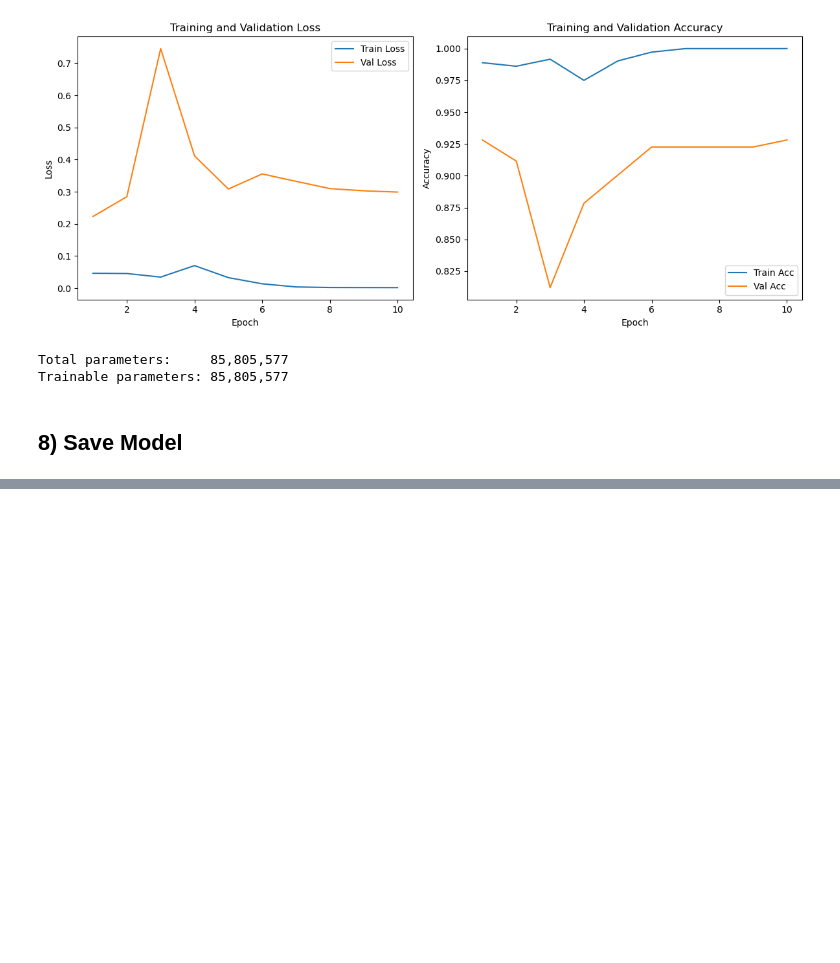
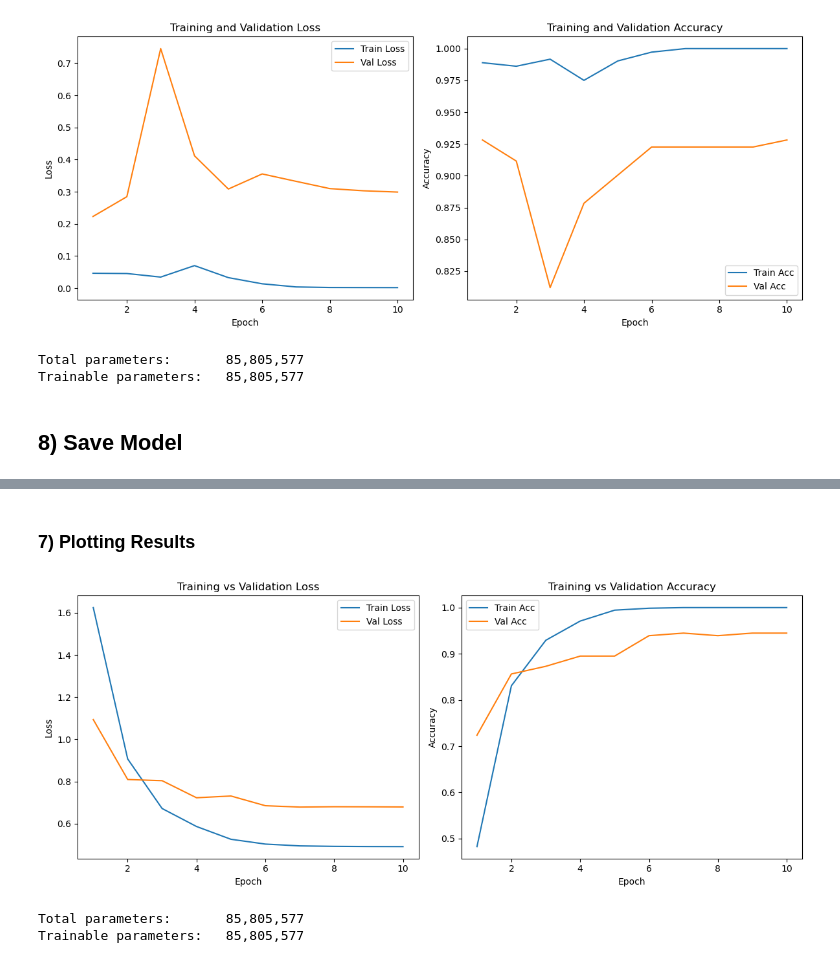
Before and after one commit to Ahasva/AI_playground, a Jupyter notebook: ViT_replication.ipynb, the cells around one changed output, grey strips where cells are left out. Cells and saved outputs as stored; diff of their text form; code cells hidden in the pictures; blank space fills up the shorter version.

```diff
--- a/ViT_replication.ipynb
+++ b/ViT_replication.ipynb
@@ -846,0 +873,4 @@ dataset.class_to_idx
+# %%
+BATCH_SIZE = 32
+IMG_SIZE = 224
+EPOCHS = 10
@@ -846,0 +939,12 @@ dataset.class_to_idx
+# %%
+# Class weights
+labels = [label for _, label in full_dataset.samples]
+class_weights = compute_class_weight('balanced', classes=np.unique(labels), y=labels)
+class_weights = torch.tensor(class_weights, dtype=torch.float).to(device)
+
+# Loss with label smoothing
+criterion = nn.CrossEntropyLoss(weight=class_weights, label_smoothing=0.1)
+
+# Optimizer and LR scheduler
+optimizer = optim.Adam(model.parameters(), lr=1e-4)
+scheduler = torch.optim.lr_scheduler.CosineAnnealingLR(optimizer, T_max=EPOCHS, eta_min=1e-6)
@@ -846,0 +1029,38 @@ dataset.class_to_idx
+# %% [markdown]
+### 7) Plotting Results
+# %%
+epochs = range(1, EPOCHS + 1)
+
+plt.figure(figsize=(12, 5))
+
+# Loss plot
+plt.subplot(1, 2, 1)
+plt.plot(epochs, train_losses, label="Train Loss")
+plt.plot(epochs, val_losses, label="Val Loss")
+plt.xlabel("Epoch")
+plt.ylabel("Loss")
+plt.title("Training vs Validation Loss")
+plt.legend()
+
+# Accuracy plot
+plt.subplot(1, 2, 2)
+plt.plot(epochs, train_accuracies, label="Train Acc")
+plt.plot(epochs, val_accuracies, label="Val Acc")
+plt.xlabel("Epoch")
+plt.ylabel("Accuracy")
+plt.title("Training vs Validation Accuracy")
+plt.legend()
+
+plt.tight_layout()
+plt.show()
+# %% [output]
+[figure, added]
+# %%
+num_params = sum(p.numel() for p in model.parameters())
+num_trainable = sum(p.numel() for p in model.parameters() if p.requires_grad)
+
+print(f"Total parameters:\t{num_params:,}")
+print(f"Trainable parameters:\t{num_trainable:,}")
+# %% [output]
+Total parameters:       85,805,577
+Trainable parameters:   85,805,577
```
Also changed, not shown: parts of 24 cells of this notebook.
